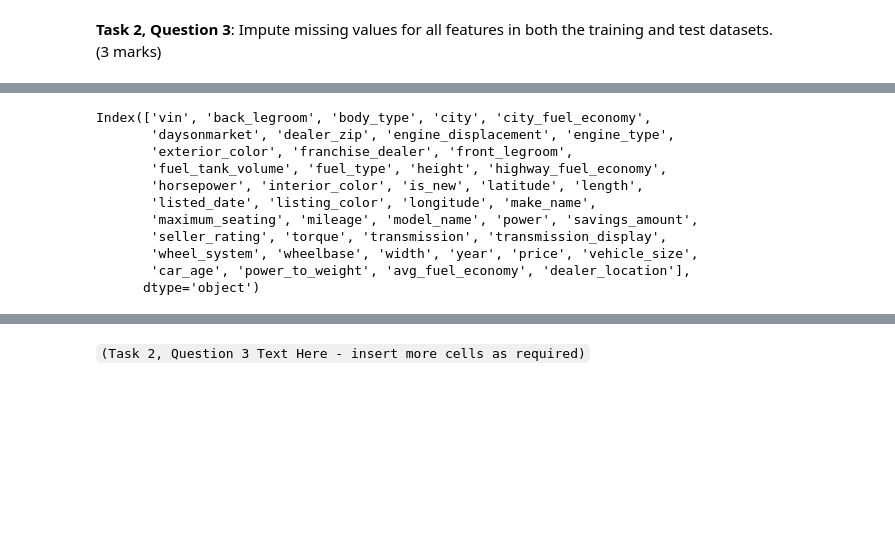
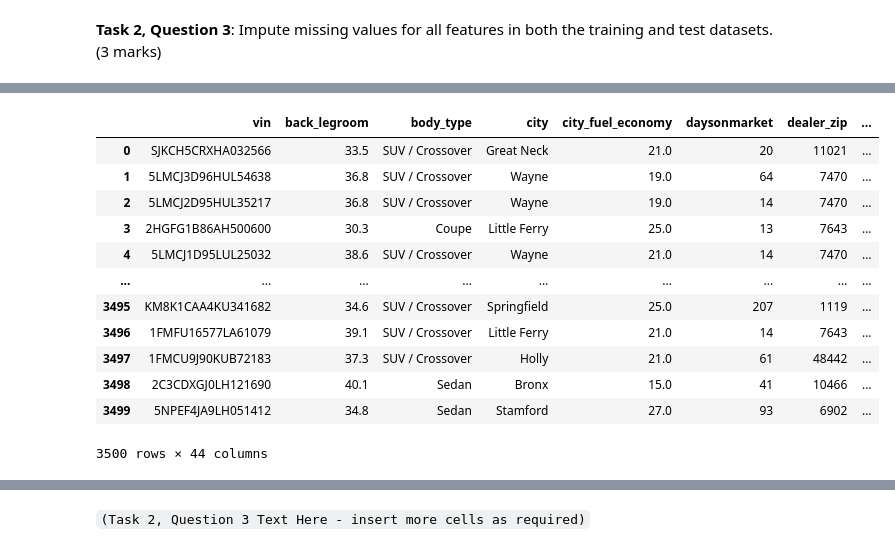
Before and after one commit to macRuslan/BUSA8001GroupProject, a Jupyter notebook: Group_Assignment_BUSA8001_PredictivePatrol.ipynb, the cells around one changed output, grey strips where cells are left out. Drawn from its saved outputs; the diff is of its cells as text; code cells hidden in the pictures; blank space fills up the shorter version.

```diff
--- a/Group_Assignment_BUSA8001_PredictivePatrol.ipynb
+++ b/Group_Assignment_BUSA8001_PredictivePatrol.ipynb
@@ -201,7 +201,9 @@ def extract_number(val):
     return val  # If not string, return the original value
 
 # List of specific columns to clean
-columns_to_clean = ['length','back_legroom', 'front_legroom', 'height', 'maximum_seating', 'wheelbase', 'width']
+columns_to_clean = ['back_legroom', 'front_legroom', 'fuel_tank_volume', 'highway_fuel_economy',
+    'horsepower', 'interior_color', 'maximum_seating', 'mileage',
+    'power', 'torque', 'length', 'height', 'maximum_seating', 'wheelbase', 'width']
 
 # Clean the specified columns in train_data dataframe
 for column in columns_to_clean:
@@ -376,14 +397,16 @@ dtype: int64
 # %%
-train_data.columns
+train_data
 # %% [output]
+|  | vin | back_legroom | body_type | city | city_fuel_economy | daysonmarket | dealer_zip | ... |
+| 0 | SJKCH5CRXHA032566 | 33.5 | SUV / Crossover | Great Neck | 21.0 | 20 | 11021 | ... |
+| 1 | 5LMCJ3D96HUL54638 | 36.8 | SUV / Crossover | Wayne | 19.0 | 64 | 7470 | ... |
+| 2 | 5LMCJ2D95HUL35217 | 36.8 | SUV / Crossover | Wayne | 19.0 | 14 | 7470 | ... |
+| 3 | 2HGFG1B86AH500600 | 30.3 | Coupe | Little Ferry | 25.0 | 13 | 7643 | ... |
+| 4 | 5LMCJ1D95LUL25032 | 38.6 | SUV / Crossover | Wayne | 21.0 | 14 | 7470 | ... |
+| ... | ... | ... | ... | ... | ... | ... | ... | ... |
+| 3495 | KM8K1CAA4KU341682 | 34.6 | SUV / Crossover | Springfield | 25.0 | 207 | 1119 | ... |
+| 3496 | 1FMFU16577LA61079 | 39.1 | SUV / Crossover | Little Ferry | 21.0 | 14 | 7643 | ... |
+| 3497 | 1FMCU9J90KUB72183 | 37.3 | SUV / Crossover | Holly | 21.0 | 61 | 48442 | ... |
+| 3498 | 2C3CDXGJ0LH121690 | 40.1 | Sedan | Bronx | 15.0 | 41 | 10466 | ... |
+| 3499 | 5NPEF4JA9LH051412 | 34.8 | Sedan | Stamford | 27.0 | 93 | 6902 | ... |
-Index(['vin', 'back_legroom', 'body_type', 'city', 'city_fuel_economy',
-       'daysonmarket', 'dealer_zip', 'engine_displacement', 'engine_type',
-       'exterior_color', 'franchise_dealer', 'front_legroom',
-       'fuel_tank_volume', 'fuel_type', 'height', 'highway_fuel_economy',
-       'horsepower', 'interior_color', 'is_new', 'latitude', 'length',
-       'listed_date', 'listing_color', 'longitude', 'make_name',
-       'maximum_seating', 'mileage', 'model_name', 'power', 'savings_amount',
-       'seller_rating', 'torque', 'transmission', 'transmission_display',
-       'wheel_system', 'wheelbase', 'width', 'year', 'price', 'vehicle_size',
-       'car_age', 'power_to_weight', 'avg_fuel_economy', 'dealer_location'],
-      dtype='object')
+3500 rows × 44 columns
```
Also changed, not shown: parts of 8 cells of this notebook.
